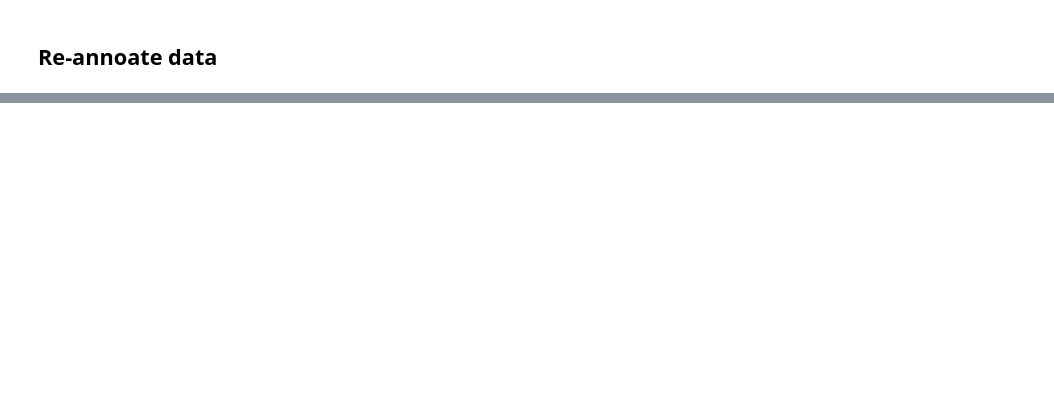
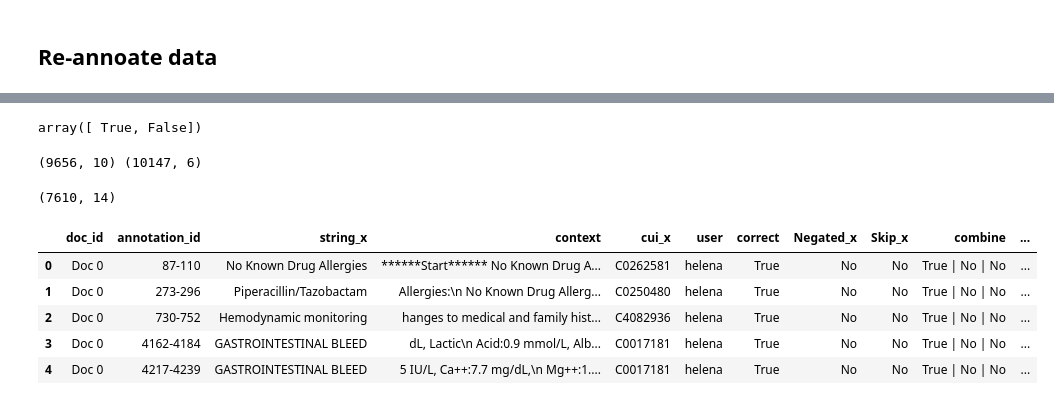
Before and after one commit to wtgme/KER, a Jupyter notebook: medcat_evaluation.ipynb, the cells around one changed output, grey strips where cells are left out. Saved outputs shown, nothing was run; the diff lists cells and outputs as text; code cells hidden in the pictures; blank space fills up the shorter version.

```diff
--- a/medcat_evaluation.ipynb
+++ b/medcat_evaluation.ipynb
@@ -151,0 +247,8 @@ ModuleNotFoundError: No module named 'thinc.types'
+# %%
+df['correct'].unique()
+# %% [output]
+array([ True, False])
+# %%
+print(df.shape, df_re.shape)
+# %% [output]
+(9656, 10) (10147, 6)
@@ -151,0 +257,13 @@ ModuleNotFoundError: No module named 'thinc.types'
+# %%
+df_com.shape
+# %% [output]
+(7610, 14)
+# %%
+df_com.head()
+# %% [output]
+|  | doc_id | annotation_id | string_x | context | cui_x | user | correct | Negated_x | Skip_x | combine | ... |
+| 0 | Doc 0 | 87-110 | No Known Drug Allergies | ******Start****** No Known Drug A... | C0262581 | helena | True | No | No | True | No | No | ... |
+| 1 | Doc 0 | 273-296 | Piperacillin/Tazobactam | Allergies:\n No Known Drug Allerg... | C0250480 | helena | True | No | No | True | No | No | ... |
+| 2 | Doc 0 | 730-752 | Hemodynamic monitoring | hanges to medical and family hist... | C4082936 | helena | True | No | No | True | No | No | ... |
+| 3 | Doc 0 | 4162-4184 | GASTROINTESTINAL BLEED | dL, Lactic\n Acid:0.9 mmol/L, Alb... | C0017181 | helena | True | No | No | True | No | No | ... |
+| 4 | Doc 0 | 4217-4239 | GASTROINTESTINAL BLEED | 5 IU/L, Ca++:7.7 mg/dL,\n Mg++:1.... | C0017181 | helena | True | No | No | True | No | No | ... |
```
Also changed, not shown: parts of 37 cells of this notebook, 1 other file.
